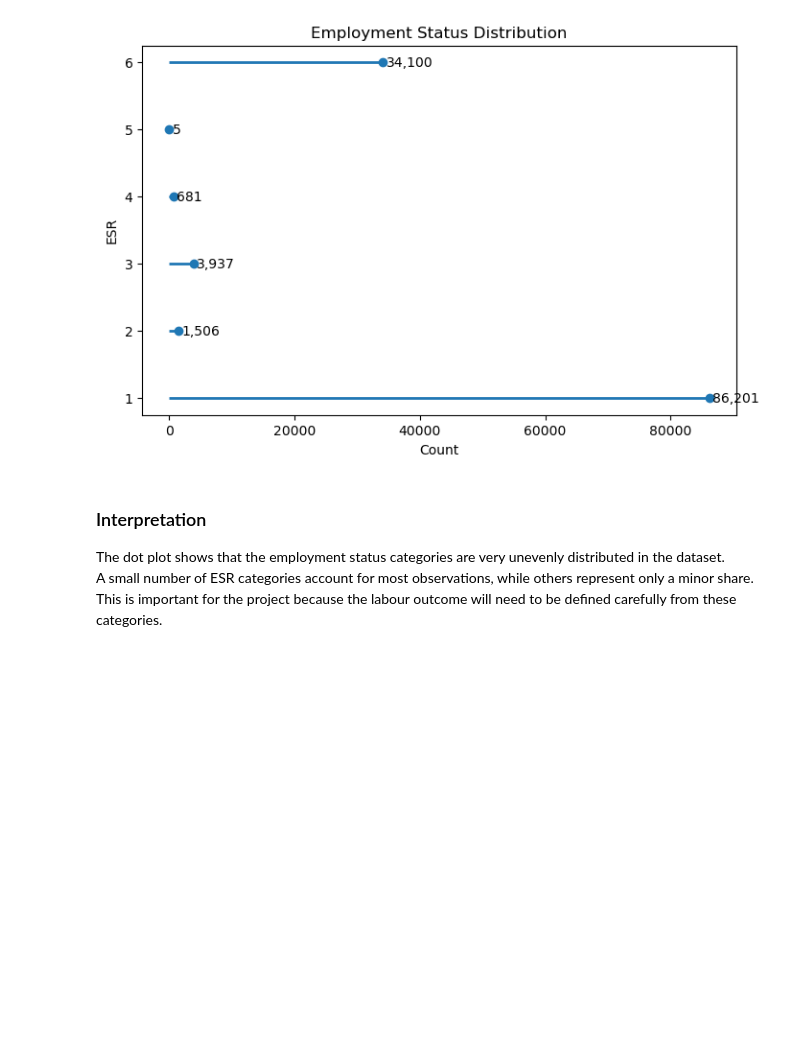
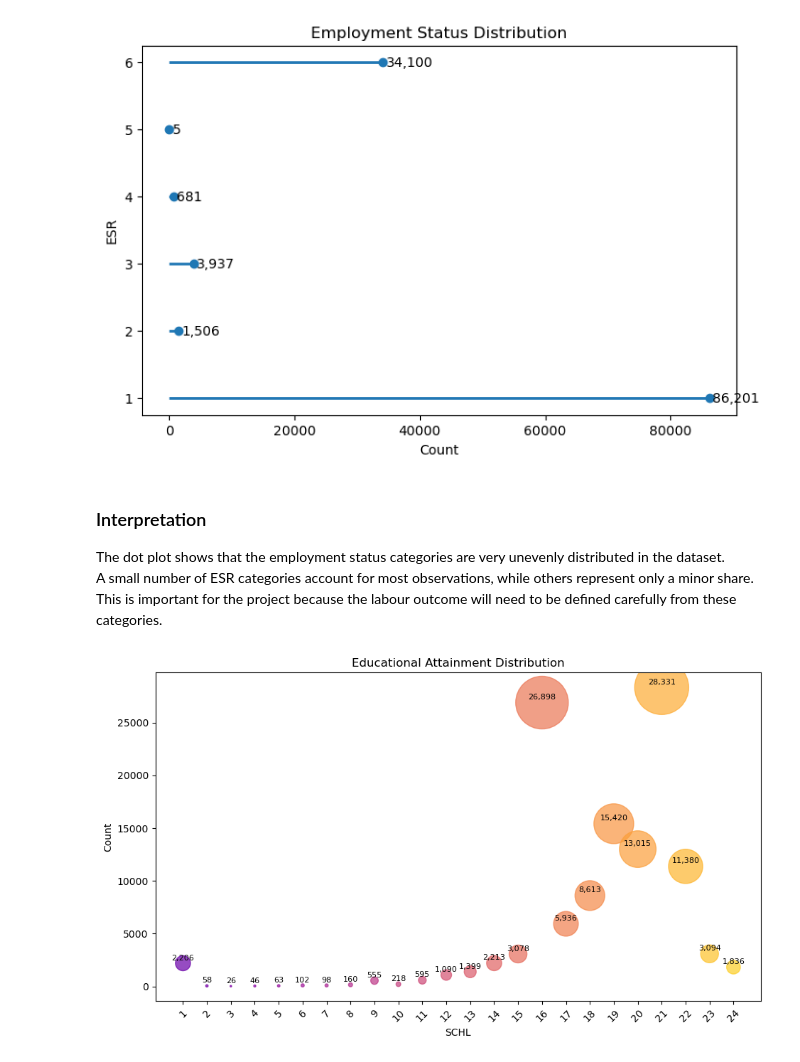
Before and after one commit to ClaraQuilapan/ca2-90-2022475, a Jupyter notebook: Untitled.ipynb, the cells around one changed output. Drawn from its saved outputs; the diff is of its cells as text; code cells hidden in the pictures; blank space fills up the shorter version.

Commit message:
Update Untitled.ipynb
Add bubble chart for educational attainment distribution

```diff
--- a/Untitled.ipynb
+++ b/Untitled.ipynb
@@ -300,3 +300,26 @@ plt.show()
 The dot plot shows that the employment status categories are very unevenly distributed in the dataset.
 A small number of ESR categories account for most observations, while others represent only a minor share.
 This is important for the project because the labour outcome will need to be defined carefully from these categories.
+# %%
+schl_counts = work_df["SCHL"].value_counts(dropna=False).sort_index()
+
+x = np.arange(len(schl_counts))
+y = schl_counts.values
+sizes = (y / y.max()) * 3000
+colors = plt.cm.plasma(np.linspace(0.2, 0.9, len(y)))
+
+plt.figure(figsize=(11, 6))
+plt.scatter(x, y, s=sizes, c=colors, alpha=0.7)
+
+plt.xticks(x, schl_counts.index.astype(str), rotation=45)
+plt.title("Educational Attainment Distribution")
+plt.xlabel("SCHL")
+plt.ylabel("Count")
+
+for i, value in enumerate(y):
+    plt.text(i, value + 300, f"{value:,}", ha="center", fontsize=8)
+
+plt.savefig("figures_du/education_distribution_bubble.png", dpi=300, bbox_inches="tight")
+plt.show()
+# %% [output]
+[figure, added]
```
